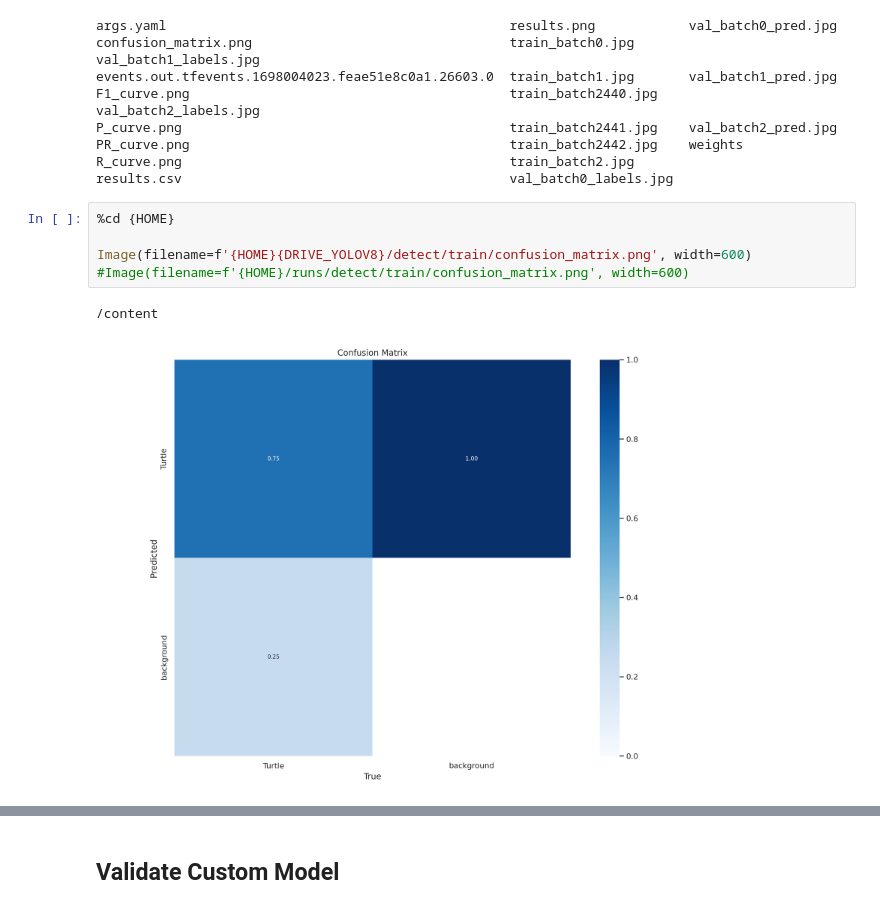
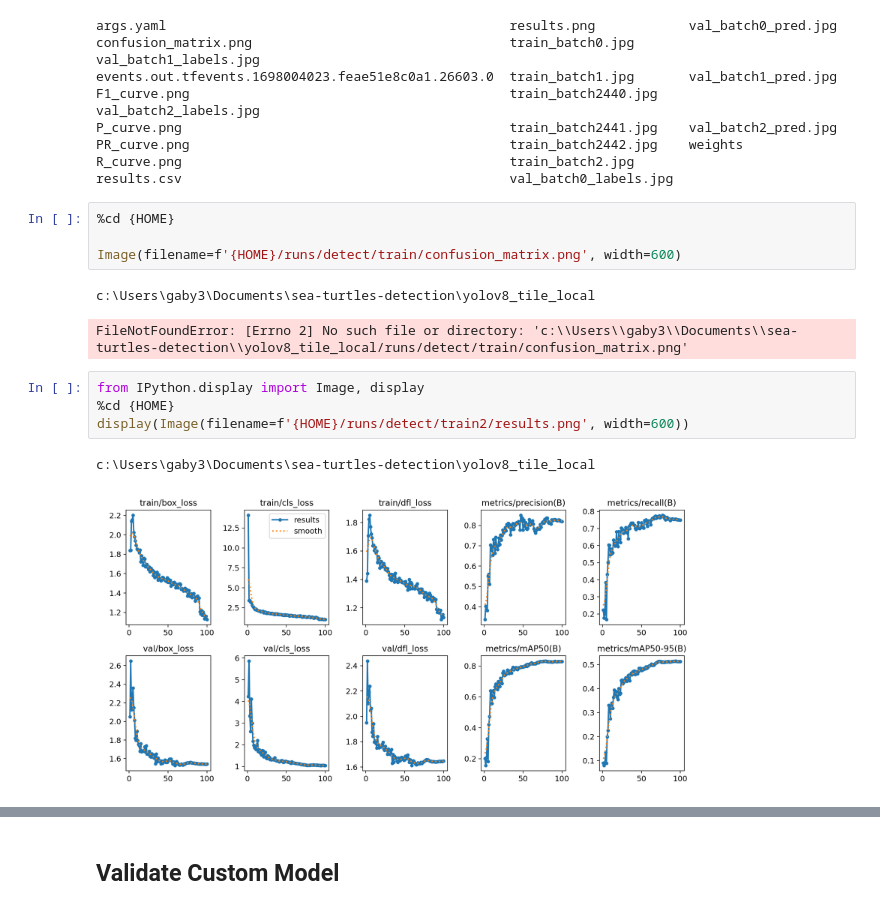
Before and after one commit to gab-es21/sea-turtles-detection, a Jupyter notebook: yolov8_tile_local/02_yolo_v8_tile_validate_local.ipynb, the cells around one changed output, grey strips where cells are left out. Saved outputs shown, nothing was run; the diff lists cells and outputs as text.

```diff
--- a/yolov8_tile_local/02_yolo_v8_tile_validate_local.ipynb
+++ b/yolov8_tile_local/02_yolo_v8_tile_validate_local.ipynb
@@ -141,10 +139,16 @@ results.csv                                          val_batch0_labels.jpg
 # %%
 %cd {HOME}
 
-Image(filename=f'{HOME}{DRIVE_YOLOV8}/detect/train/confusion_matrix.png', width=600)
-#Image(filename=f'{HOME}/runs/detect/train/confusion_matrix.png', width=600)
+Image(filename=f'{HOME}/runs/detect/train/confusion_matrix.png', width=600)
 # %% [output]
-/content
+c:\Users\gaby3\Documents\sea-turtles-detection\yolov8_tile_local
-[figure, removed]
+FileNotFoundError: [Errno 2] No such file or directory: 'c:\\Users\\gaby3\\Documents\\sea-turtles-detection\\yolov8_tile_local/runs/detect/train/confusion_matrix.png'
+# %%
+from IPython.display import Image, display
+%cd {HOME}
+display(Image(filename=f'{HOME}/runs/detect/train2/results.png', width=600))
+# %% [output]
+c:\Users\gaby3\Documents\sea-turtles-detection\yolov8_tile_local
+[figure, added]
 # %%
 %cd {HOME}
```
Also changed, not shown: parts of 5 cells of this notebook.
